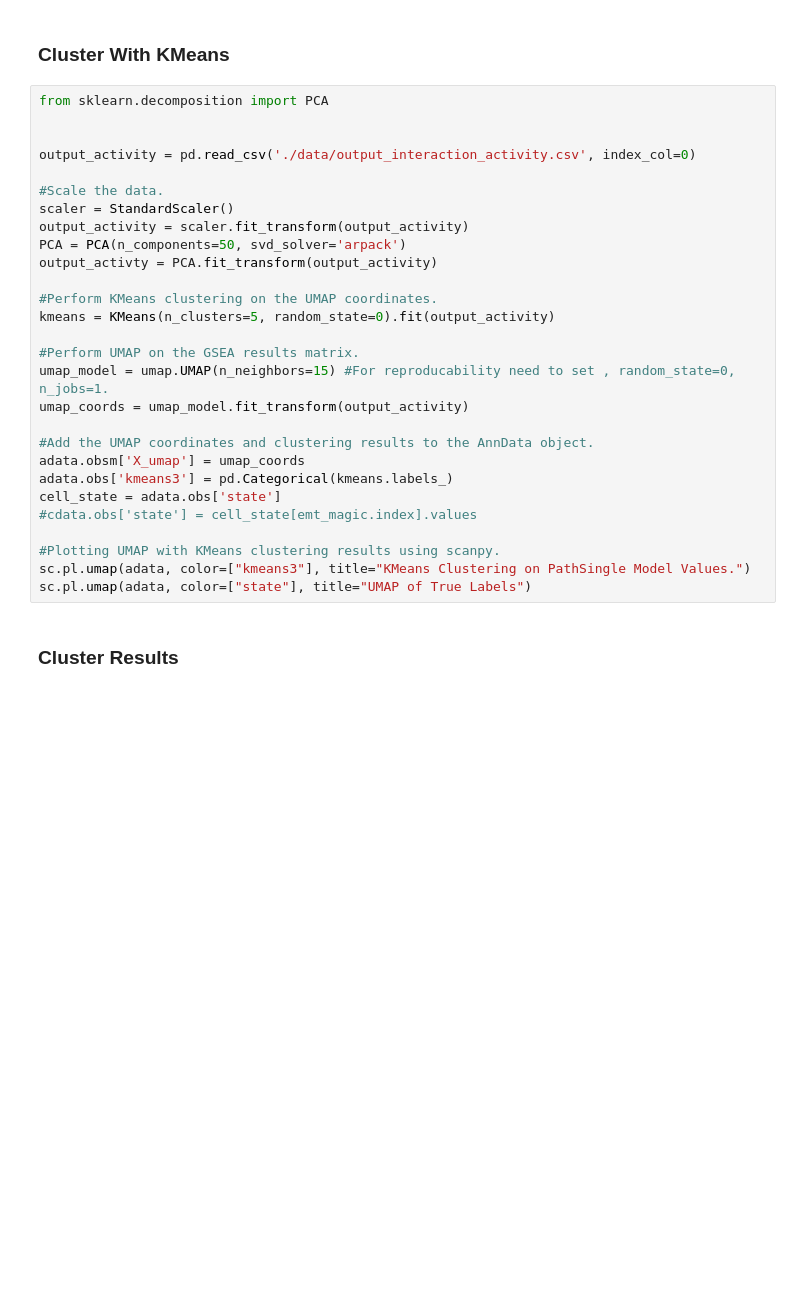
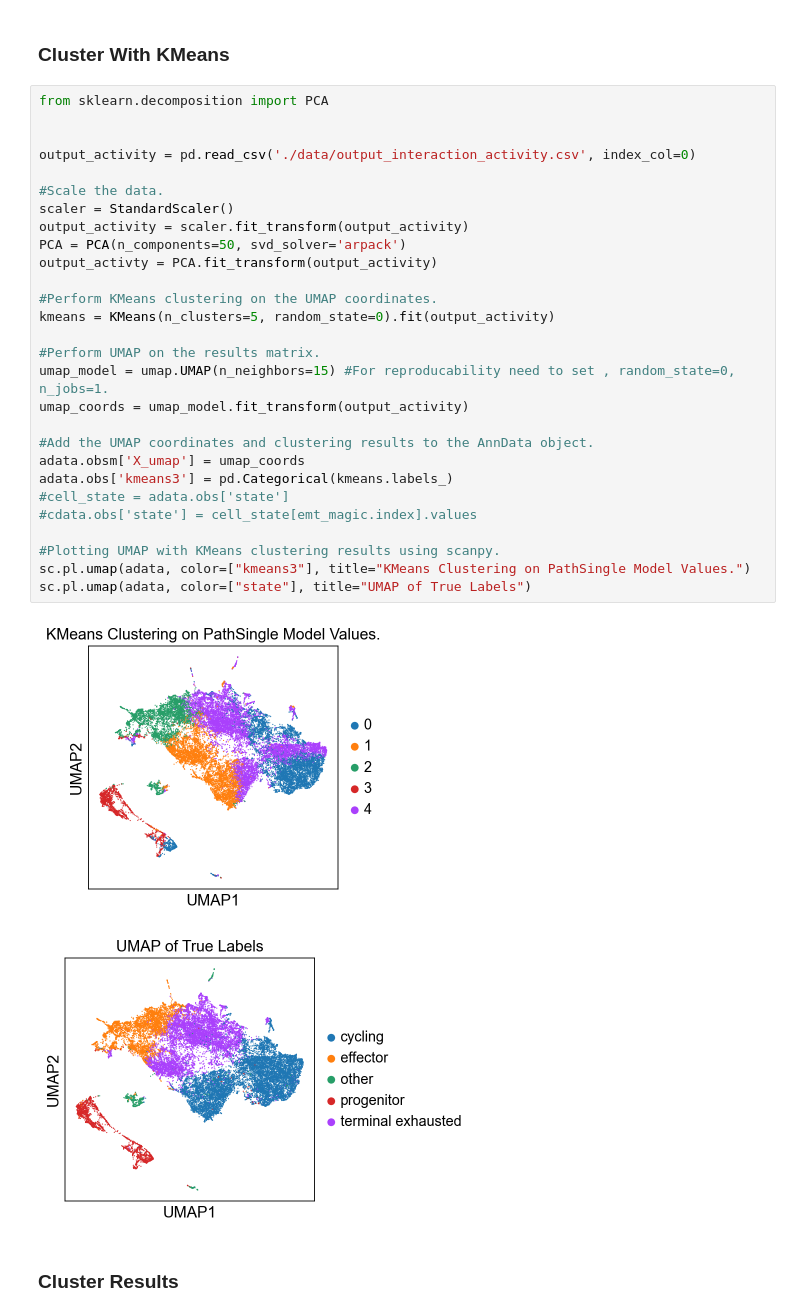
Before and after one commit to zurkin1/PathSingle, a Jupyter notebook: notebooks/bench_challenge.ipynb, the cells around one changed output. Saved outputs shown, nothing was run; the diff lists cells and outputs as text; blank space fills up the shorter version.

```diff
--- a/notebooks/bench_challenge.ipynb
+++ b/notebooks/bench_challenge.ipynb
@@ -89,31 +87,34 @@ calc_activity(activity)
 # %%
 from sklearn.decomposition import PCA
 
 
 output_activity = pd.read_csv('./data/output_interaction_activity.csv', index_col=0)
 
 #Scale the data.
 scaler = StandardScaler()
 output_activity = scaler.fit_transform(output_activity)
 PCA = PCA(n_components=50, svd_solver='arpack')
 output_activty = PCA.fit_transform(output_activity)
 
 #Perform KMeans clustering on the UMAP coordinates.
 kmeans = KMeans(n_clusters=5, random_state=0).fit(output_activity)
 
-#Perform UMAP on the GSEA results matrix.
+#Perform UMAP on the results matrix.
 umap_model = umap.UMAP(n_neighbors=15) #For reproducability need to set , random_state=0, n_jobs=1.
 umap_coords = umap_model.fit_transform(output_activity)
 
 #Add the UMAP coordinates and clustering results to the AnnData object.
 adata.obsm['X_umap'] = umap_coords
 adata.obs['kmeans3'] = pd.Categorical(kmeans.labels_)
-cell_state = adata.obs['state']
+#cell_state = adata.obs['state']
 #cdata.obs['state'] = cell_state[emt_magic.index].values
 
 #Plotting UMAP with KMeans clustering results using scanpy.
 sc.pl.umap(adata, color=["kmeans3"], title="KMeans Clustering on PathSingle Model Values.")
 sc.pl.umap(adata, color=["state"], title="UMAP of True Labels")
+# %% [output]
+[figure, added]
+[figure, added]
 # %% [markdown]
 ### Cluster Results
 # %%
```
Also changed, not shown: parts of 8 cells of this notebook, 7 other files.
